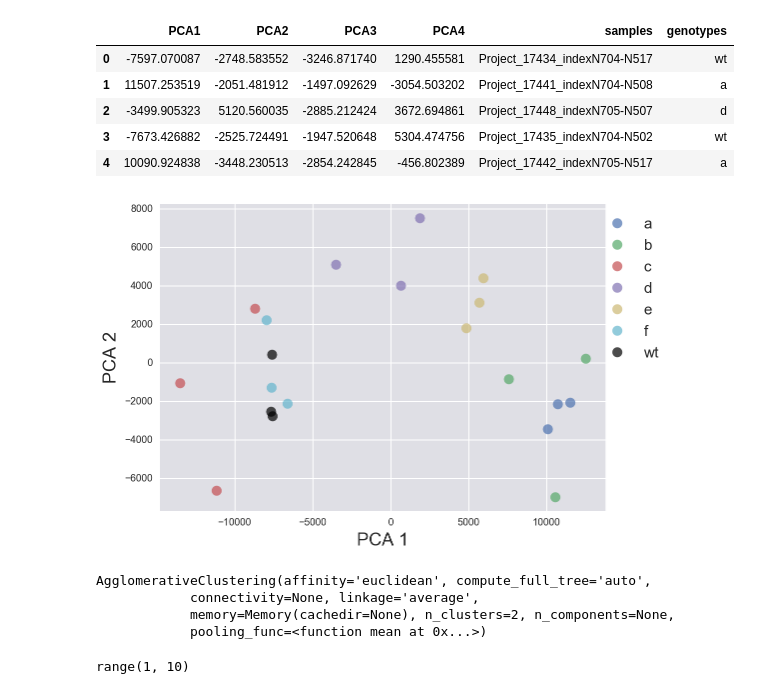
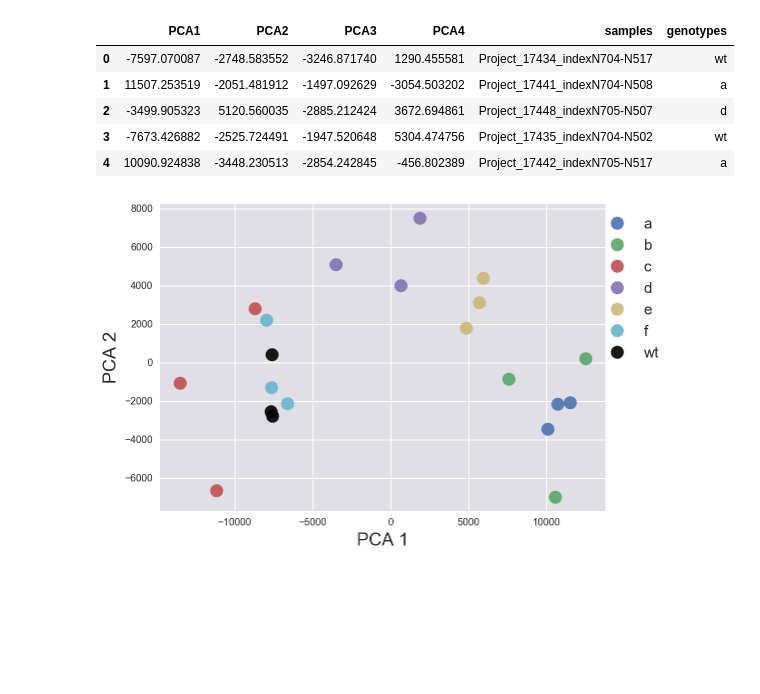
Before and after one commit to WormLabCaltech/mprsq, a Jupyter notebook: src/Genetic Analysis of RNA-Seq Data.ipynb, the cells around one changed output. Saved outputs shown, nothing was run; the diff lists cells and outputs as text; code cells hidden in the pictures; blank space fills up the shorter version.

Commit message:
improved genetic analysis
added genpy script - my repository for functions for genetic analysis.

```diff
--- a/src/Genetic Analysis of RNA-Seq Data.ipynb
+++ b/src/Genetic Analysis of RNA-Seq Data.ipynb
@@ -38,6 +48,7 @@ tpm = {}  # initialize an empty hash
 # get tpm for each project
 for prjct in genmap.project_name.unique():
     tpm[prjct] = pd.read_csv(kallisto_loc + prjct +'/kallisto/abundance.tsv', sep='\t')
+    tpm[prjct].sort_values('target_id', inplace=True)
 # %%
 # load all the beta values for each genotype:
 sleuth_loc = '../sleuth/'
@@ -73,20 +72,12 @@ The first 4 principal components explain >=90% of the data
 # %%
-# Perform the PCA again retaining only the top 'where' components
-sklearn_pca = sklearn.decomposition.PCA(n_components=where)
-sklearn_pca.fit(array)
+# keep only the first principal components that explain 90% of the data
+df_nD = genpy.tidy_pca(pca_matrix, n)
 
-# Project the data into this 'where'D space and convert it back to a tidy dataframe
-cols = []
-for i in np.arange(1, where+1):
-    cols += ['PCA{0}'.format(i)]
-
-df_2D = pd.DataFrame(sklearn_pca.transform(array),
-                     columns=cols)
 # add a sample and genotype column
-df_2D['samples'] = genmap.project_name.unique()
+df_nD['samples'] = genmap.project_name.unique()
 l = lambda x: genmap[genmap.project_name == x].genotype.values[0]
-df_2D['genotypes'] = df_2D.samples.apply(l)
-df_2D.head()
+df_nD['genotypes'] = df_nD.samples.apply(l)
+df_nD.head()
 # %% [output]
 |  | PCA1 | PCA2 | PCA3 | PCA4 | samples | genotypes |
 | 0 | -7597.070087 | -2748.583552 | -3246.871740 | 1290.455581 | Project_17434_indexN704-N517 | wt |
@@ -95,34 +86,35 @@ df_2D.head()
 | 3 | -7673.426882 | -2525.724491 | -1947.520648 | 5304.474756 | Project_17435_indexN704-N502 | wt |
 | 4 | 10090.924838 | -3448.230513 | -2854.242845 | -456.802389 | Project_17442_indexN705-N517 | a |
 # %%
-# plot first 2d components!
-for key, group in df_2D.groupby(['genotypes']):
-    if key == 'wt':
-        plt.plot(group.PCA1, group.PCA2, 'ko', alpha=0.7, label=key, ms=10)
-    else:
-        plt.plot(group.PCA1, group.PCA2, 'o', alpha=0.7, label=key, ms=10)
+def plot_2d_pca(df_pca, group_col, special_key, save=''):
+    """
+    Very basic wrapper around plt.plot to plot pca results after using tidy_pca.
 
-# Tidy up plot
-plt.legend(bbox_to_anchor=(1.15, 1), fontsize=15)
-plt.margins(0.05)
-plt.xlabel('PCA 1')
-plt.ylabel('PCA 2')
+    df_pca - df output by tidy_pca
+    group_col - column in df_pca to group by
+    special_key - if there's a particular group to color in black, use special_key
+                  to identify it
 
-plt.savefig('../output/preliminary_pca.pdf')
+    returns:
+    a matplotlib object
+    """
+    # plot first 2d components!
+    for key, group in df_nD.groupby(group_col):
+        if key == special_key:
+            plt.plot(group.PCA1, group.PCA2, 'ko', alpha=0.9, label=key, ms=13)
+        else:
+            plt.plot(group.PCA1, group.PCA2, 'o', alpha=.9, label=key, ms=13)
+
+    # Tidy up plot
+    plt.legend(bbox_to_anchor=(1.15, 1), fontsize=15)
+    plt.margins(0.05)
+    plt.xlabel('PCA 1')
+    plt.ylabel('PCA 2')
+
+    if save:
+        plt.savefig(save)
+
+
+plot_2d_pca(df_nD, 'genotypes', 'wt', save='../output/preliminary_pca.pdf')
 # %% [output]
-[figure, old version]
+[figure, new version]
-# %%
-from sklearn.cluster import AgglomerativeClustering
-model = AgglomerativeClustering(linkage='average',
-                                connectivity=None,
-                                n_clusters=2)
-model.fit(sklearn_pca.transform(array))
-# %% [output]
-AgglomerativeClustering(affinity='euclidean', compute_full_tree='auto',
-            connectivity=None, linkage='average',
-            memory=Memory(cachedir=None), n_clusters=2, n_components=None,
-            pooling_func=<function mean at 0x...>)
-# %%
-x
-# %% [output]
-range(1, 10)
```
Also changed, not shown: parts of 17 cells of this notebook, 4 other files.
